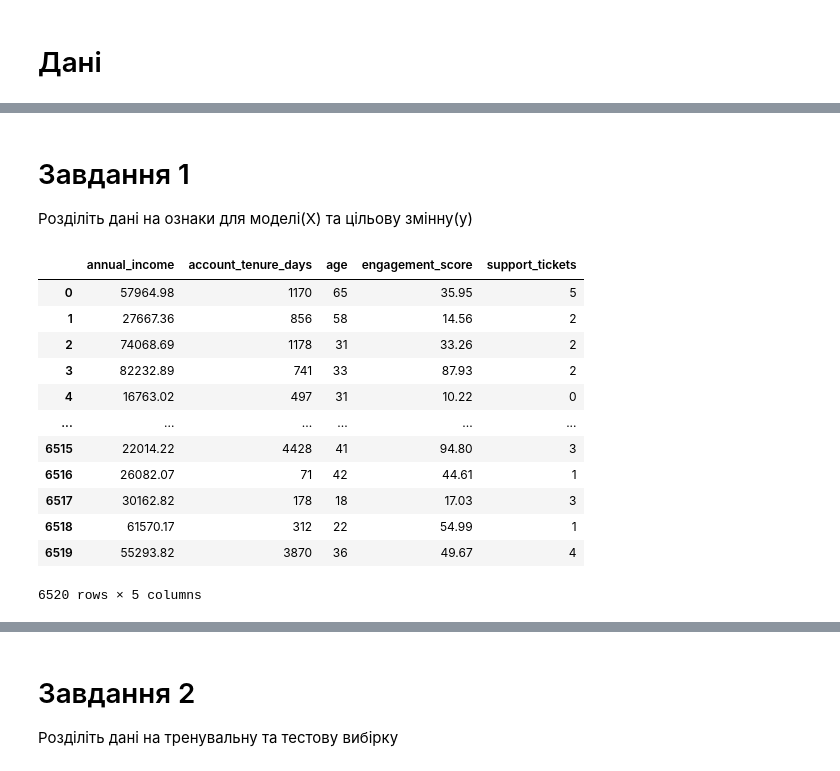
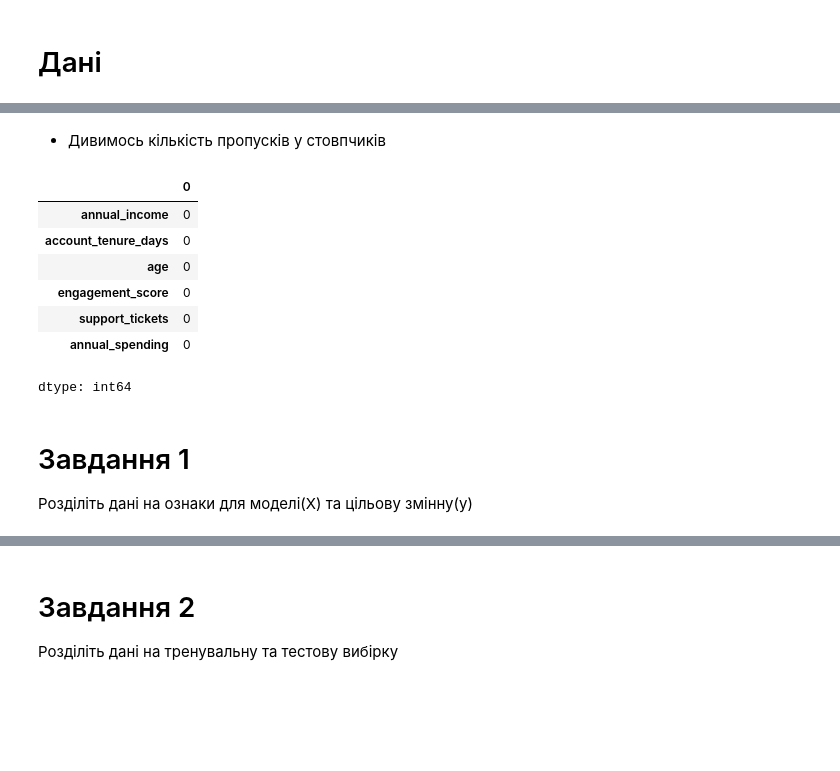
Before and after one commit to ValeriiSlynko/IT-STEP-Practice, a Jupyter notebook: Practice_Pandas/HmWrk_Pd(metrics_MAE_MSE_R2).ipynb, the cells around one changed output, grey strips where cells are left out. Drawn from its saved outputs; the diff is of its cells as text; code cells hidden in the pictures; blank space fills up the shorter version.

```diff
--- a/Practice_Pandas/HmWrk_Pd(metrics_MAE_MSE_R2).ipynb
+++ b/Practice_Pandas/HmWrk_Pd(metrics_MAE_MSE_R2).ipynb
@@ -32,22 +65,20 @@ df.head()
+# %% [markdown]
+
+* Дивимось кількість пропусків у стовпчиків
+# %%
+df.isna().sum()
+# %% [output]
+|  | 0 |
+| annual_income | 0 |
+| account_tenure_days | 0 |
+| age | 0 |
+| engagement_score | 0 |
+| support_tickets | 0 |
+| annual_spending | 0 |
+dtype: int64
 # %% [markdown]
 # Завдання 1
 Розділіть дані на ознаки для моделі(Х) та цільову змінну(y)
 # %%
 X = df.drop(columns=["annual_spending"])
 y = df["annual_spending"]
-# %%
-X
-# %% [output]
-|  | annual_income | account_tenure_days | age | engagement_score | support_tickets |
-| 0 | 57964.98 | 1170 | 65 | 35.95 | 5 |
-| 1 | 27667.36 | 856 | 58 | 14.56 | 2 |
-| 2 | 74068.69 | 1178 | 31 | 33.26 | 2 |
-| 3 | 82232.89 | 741 | 33 | 87.93 | 2 |
-| 4 | 16763.02 | 497 | 31 | 10.22 | 0 |
-| ... | ... | ... | ... | ... | ... |
-| 6515 | 22014.22 | 4428 | 41 | 94.80 | 3 |
-| 6516 | 26082.07 | 71 | 42 | 44.61 | 1 |
-| 6517 | 30162.82 | 178 | 18 | 17.03 | 3 |
-| 6518 | 61570.17 | 312 | 22 | 54.99 | 1 |
-| 6519 | 55293.82 | 3870 | 36 | 49.67 | 4 |
-6520 rows × 5 columns
```
Also changed, not shown: parts of 11 cells of this notebook.
